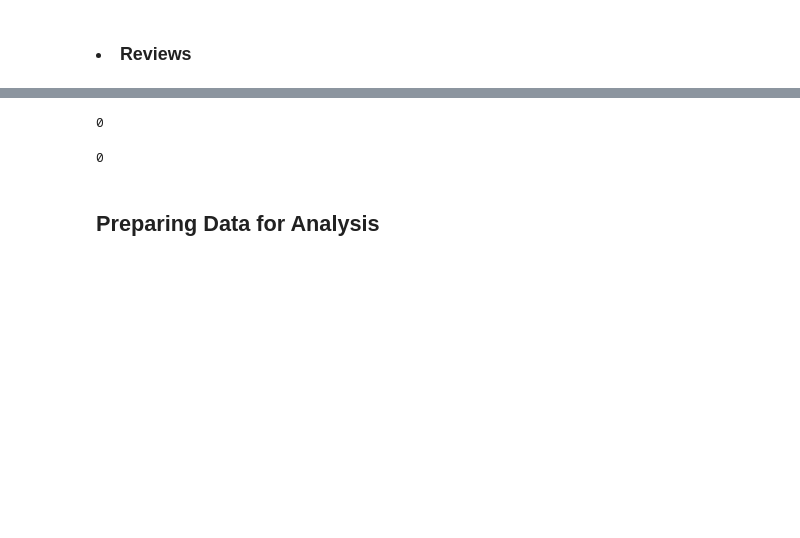
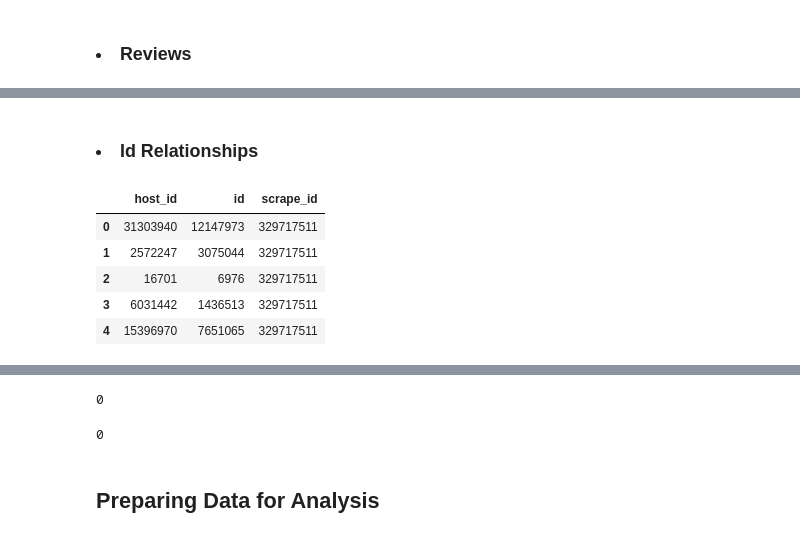
Before and after one commit to samlexrod/airbnb_ml, a Jupyter notebook: Airbnb_Analysis.ipynb, the cells around one changed output, grey strips where cells are left out. Saved outputs shown, nothing was run; the diff lists cells and outputs as text; code cells hidden in the pictures; blank space fills up the shorter version.

Commit message:
Understading Id Relationship

```diff
--- a/Airbnb_Analysis.ipynb
+++ b/Airbnb_Analysis.ipynb
@@ -289,3 +337,14 @@ listings.select_dtypes(exclude=object).sample(4).T\
+# %% [markdown]
+### <li> Id Relationships
+# %%
+listings.filter(regex='id').select_dtypes(exclude=object).astype(int).head()
+# %% [output]
+|  | host_id | id | scrape_id |
+| 0 | 31303940 | 12147973 | 329717511 |
+| 1 | 2572247 | 3075044 | 329717511 |
+| 2 | 16701 | 6976 | 329717511 |
+| 3 | 6031442 | 1436513 | 329717511 |
+| 4 | 15396970 | 7651065 | 329717511 |
 # %%
 os.system("git add .")
 # %% [output]
```
Also changed, not shown: parts of 9 cells of this notebook.
